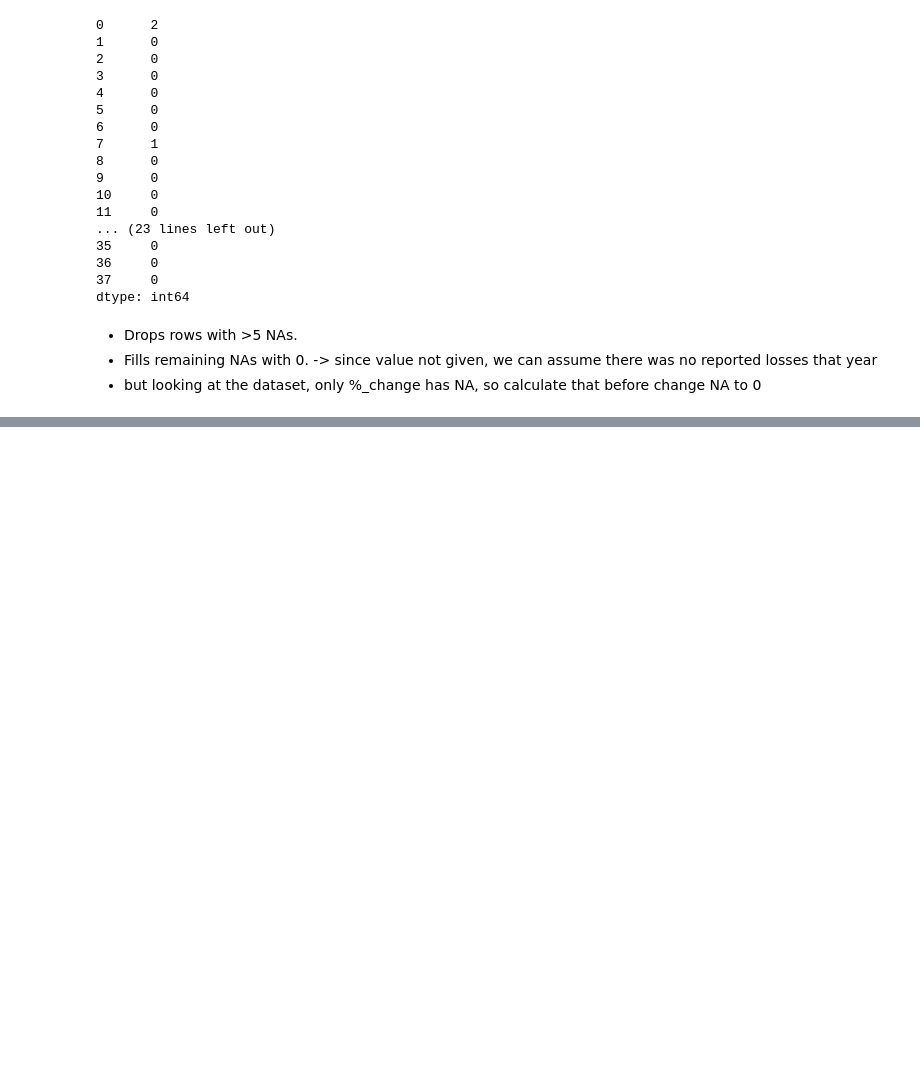
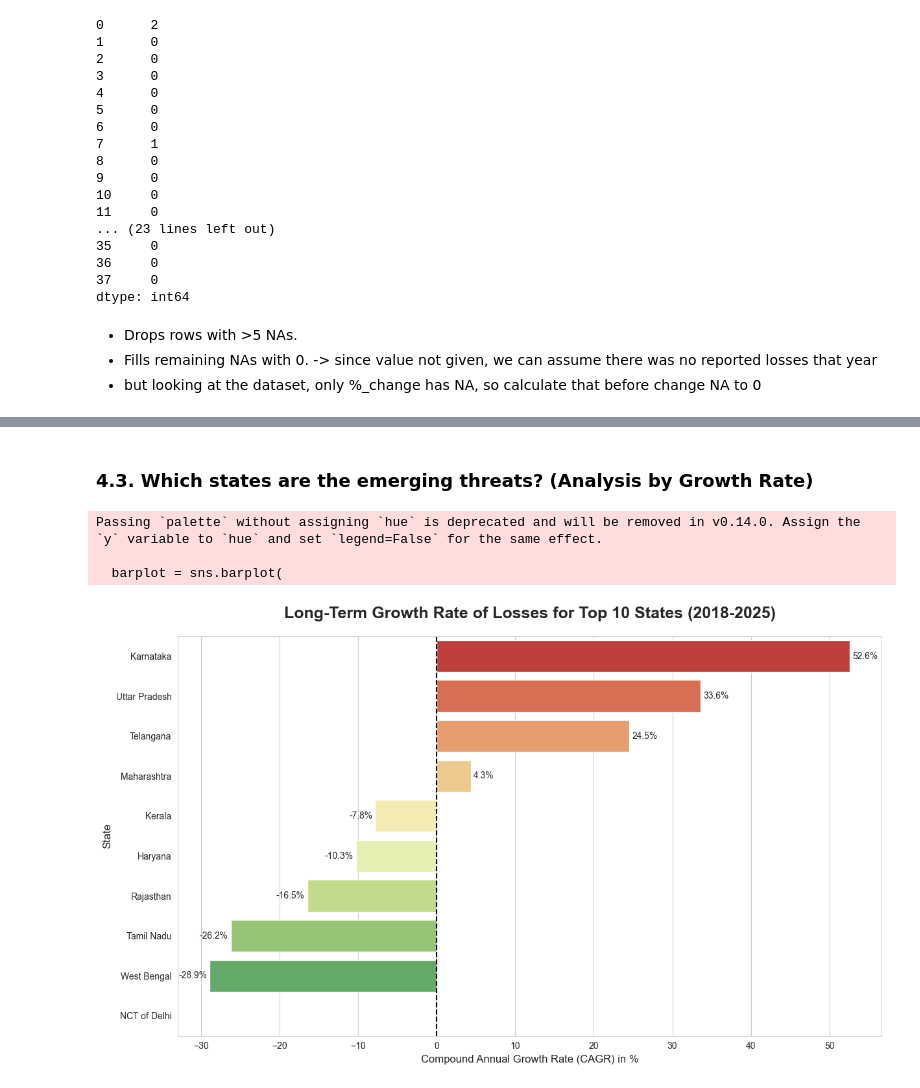
Before and after one commit to Krist-ine/banking_loss_analysis, a Jupyter notebook: notebooks/01_basic_analysis.ipynb, the cells around one changed output, grey strips where cells are left out. Cells and saved outputs as stored; diff of their text form; code cells hidden in the pictures; blank space fills up the shorter version.

```diff
--- a/notebooks/01_basic_analysis.ipynb
+++ b/notebooks/01_basic_analysis.ipynb
@@ -159,0 +427,34 @@ df.head()
+# %% [markdown]
+### 4.3. Which states are the emerging threats? (Analysis by Growth Rate)
+# %%
+top_10_cagr = top_10_hotspots.sort_values(by='CAGR', ascending=False)
+
+plt.figure(figsize=(14, 8))
+
+# We use a diverging color palette.
+# It will automatically use "hot" colors (like red) for high positive values (bad growth)
+# and "cool" colors (like green/blue) for negative values (good, i.e., losses are decreasing).
+# '_r' reverses it to make red the high end.
+barplot = sns.barplot(
+    y='State',
+    x='CAGR',
+    data=top_10_cagr,
+    palette='RdYlGn'
+)
+
+plt.title('Long-Term Growth Rate of Losses for Top 10 States (2018-2025)', fontsize=18, fontweight='bold', pad=20)
+plt.xlabel('Compound Annual Growth Rate (CAGR) in %', fontsize=12)
+plt.ylabel('State', fontsize=12)
+# Add a vertical line at 0% to clearly separate positive growth from negative growth
+plt.axvline(x=0, color='black', linestyle='--')
+
+# We format the labels to show one decimal place and a '%' sign.
+for container in barplot.containers:
+    barplot.bar_label(container, fmt='%.1f%%', padding=3)
+
+plt.show()
+# %% [output]
+Passing `palette` without assigning `hue` is deprecated and will be removed in v0.14.0. Assign the `y` variable to `hue` and set `legend=False` for the same effect.
+
+  barplot = sns.barplot(
+[figure, added]
```
Also changed, not shown: parts of 30 cells of this notebook.
